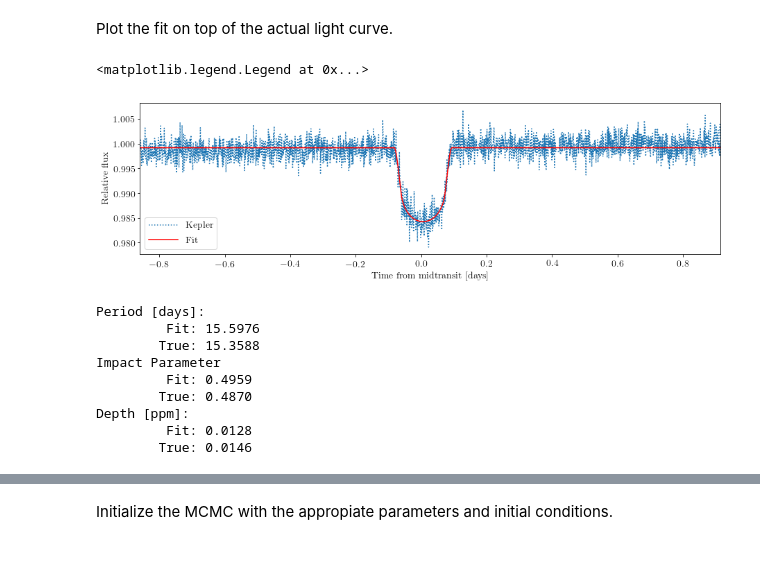
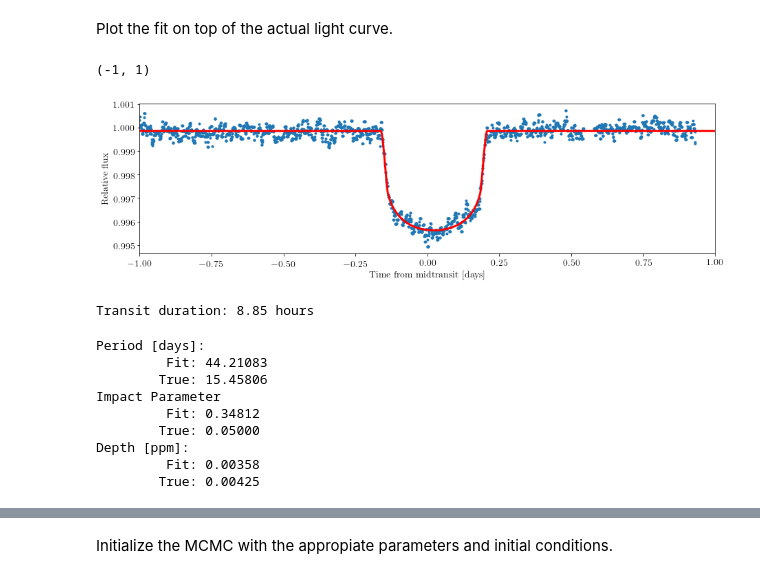
Before and after one commit to mbadenas/TFM2018, a Jupyter notebook: test_peaks.ipynb, the cells around one changed output, grey strips where cells are left out. Saved outputs shown, nothing was run; the diff lists cells and outputs as text; code cells hidden in the pictures.

```diff
--- a/test_peaks.ipynb
+++ b/test_peaks.ipynb
@@ -250,9 +324,8 @@ def fit_lc(nl, guesses, lc_data):
 sc = 58.0  #sc = 58 sec
 tKep = sc/60/60/24  # sc in days
 
-period_guess = 13.5
+period_guess = 250#randrange(14,500) #uniform(13.5, 500)
+print("Period guess [d]:", period_guess)
 ecc = 0.0
 t_conj_guess = 0.0
-depth_guess = 1 - newY.min()
-diffLD = u1 - u2
-#sigma_guess = np.std(newY_err)
+depth_guess = 1 - corr_flux_mask.min()
@@ -259,26 +334,25 @@ diffLD = u1 - u2
 # %%
-
-allfixed = [ecc, smass, smass_err, rs, rs_err, diffLD, tKep]
-initial_guesses = [1.2*depth_guess, 0.5, 0.0, u1 + u2, smass, rs, 1.0, period_guess, t_conj_guess]
+allfixed = [ecc, smass, smass_err, rs, rs_err, tKep, u1, u2]
+initial_guesses = [1.2*depth_guess, 0.6, 0.0, smass, rs, 1.0, period_guess, t_conj_guess]
 
 nll = lambda *args: -lnprob(*args)
 
-params0 = (newX, sig.medfilt(newY, 13), 0.0, allfixed)
+params0 = (corr_time_mask, corr_flux_mask, 0.0, allfixed)
 res0 = fit_lc(nll, initial_guesses, params0)
 res0[2]=0.0
-print("\t\t Period (fit 0): {:0.6f} days".format(res0[7]))
+print("\t\t Period (fit 0): {:0.6f} days".format(res0[6]))
 
-params1 = (newX, newY, 0.0, allfixed)
+params1 = (corr_time_mask, corr_flux_mask, 0.0, allfixed)
 res1 = fit_lc(nll, res0, params1)
 res1[2]=0.0
-print("\t\t Period (fit 1): {:0.6f} days".format(res1[7]))
+print("\t\t Period (fit 1): {:0.6f} days".format(res1[6]))
 
-params2 = (newX, newY, newY_err, allfixed)
+params2 = (corr_time_mask, corr_flux_mask, corr_flux_err_mask, allfixed)
 res2 = fit_lc(nll, res1, params2)
-depth_ml, b_ml, sigma_ml, sumLD_ml, mass_ml, radius_ml, f0_ml, period_ml, tc_ml = res2
-u1_ml = 0.5 * (sumLD_ml + diffLD)
-u2_ml = sumLD_ml - u1_ml
-print("\t\t Period (fit 2): {:0.6f} days".format(res2[7]))
+depth_ml, b_ml, sigma_ml, mass_ml, radius_ml, f0_ml, period_ml, tc_ml = res2
 
-print("Depth (fit 2): {:0.3f} \nImpact Parameter (fit 2): {:0.3f}".format(depth_ml,b_ml))
+print("\t\t Period (fit 2): {:0.6f} days".format(res2[6]))
+
+print("\nDepth (fit 2): {0:0.5f} (vs. True = {1:0.5f})".format(depth_ml, depth/1e6))
+print("Impact Parameter (fit 2): {0:0.5f} (True = {1:0.5f})".format(b_ml,b))
 # %% [output]
@@ -294,36 +378,40 @@ Impact Parameter (fit 2): 0.496
 Plot the fit on top of the actual light curve.
 # %%
 # Compute the theoretical light curve integrated over a Kepler short-cadence exposure time.
-s = transit.System(transit.Central(mu1=u1_ml, mu2=u2_ml, mass=mass_ml, radius=radius_ml, dilution=0.0))
+s = transit.System(transit.Central(mu1=u1, mu2=u2, mass=mass_ml, radius=radius_ml))
 body = transit.Body(radius=np.sqrt(depth_ml)*radius_ml,period=period_ml,t0=tc_ml,b=b_ml,e=ecc)
 s.add_body(body)
 t = np.arange(-1, 1, tKep*0.01)
 f = s.light_curve(t, texp=tKep, tol=1e-08, maxdepth=4)
 f = f - 1.0 + f0_ml
 
 fig = plt.figure(figsize=(15,4))
-plt.plot(newX, newY, linestyle = 'dotted', label = 'Kepler')
-plt.plot(t, f, color='r',label = 'Fit')
+plt.plot(corr_time_mask, corr_flux_mask, '.', label = 'Kepler data')
+plt.plot(t, f, color='r', lw = 3, label = 'Fit')
 plt.xlabel('Time from midtransit [days]')
 plt.ylabel('Relative flux')
-plt.xlim([min(newX),max(newX)])
-plt.legend()
+#plt.xlim([min(corr_time_mask),max(corr_flux_mask)])
+plt.xlim([-1,1])
+#plt.legend()
 # %% [output]
-<matplotlib.legend.Legend at 0x...>
+(-1, 1)
-[figure, old version]
+[figure, new version]
 # %%
 duration = body.duration #from eq'n 14 in Winn (2010)
+print("Transit duration: {0:0.2f} hours ".format(duration*24))
+# %% [output]
+Transit duration: 8.85 hours
 # %%
-print("Period [days]: \n\t Fit: {0:0.4f} \n\tTrue: {1:0.4f}".format(period_ml,P))
-print("Impact Parameter \n\t Fit: {0:0.4f} \n\tTrue: {1:0.4f}".format(b_ml,b))
-print("Depth [ppm]: \n\t Fit: {0:0.4f} \n\tTrue: {1:0.4f}".format(depth_ml,depth/1e6))
+print("Period [days]: \n\t Fit: {0:0.5f} \n\tTrue: {1:0.5f}".format(period_ml,P))
+print("Impact Parameter \n\t Fit: {0:0.5f} \n\tTrue: {1:0.5f}".format(b_ml,b))
+print("Depth [ppm]: \n\t Fit: {0:0.5f} \n\tTrue: {1:0.5f}".format(depth_ml,depth/1e6))
 # %% [output]
 Period [days]:
-         Fit: 15.5976
-        True: 15.3588
+         Fit: 44.21083
+        True: 15.45806
 Impact Parameter
-         Fit: 0.4959
-        True: 0.4870
+         Fit: 0.34812
+        True: 0.05000
 Depth [ppm]:
-         Fit: 0.0128
-        True: 0.0146
+         Fit: 0.00358
+        True: 0.00425
```
Also changed, not shown: parts of 32 cells of this notebook.
